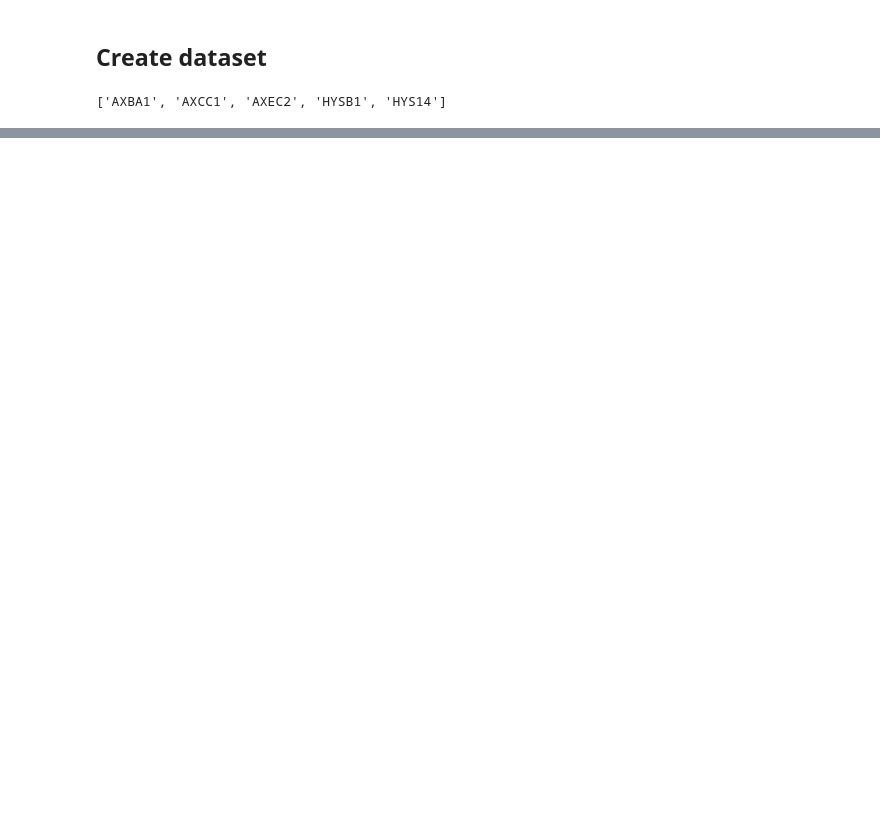
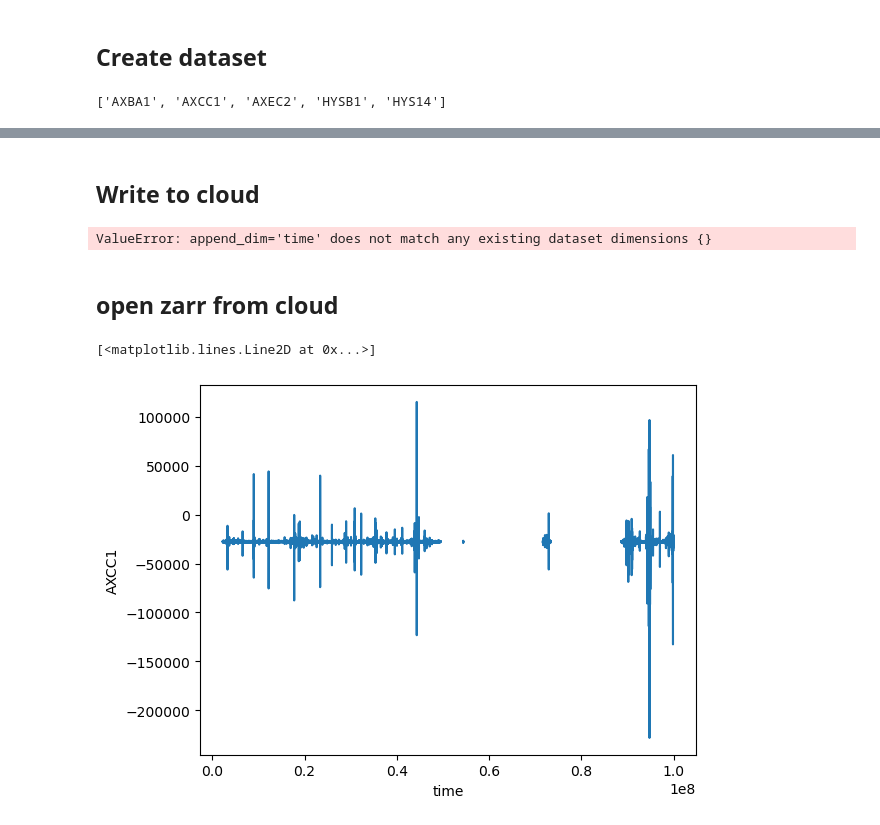
Before and after one commit to John-Ragland/OOI_hydrophone_cloud, a Jupyter notebook: experimentation/building_download_script.ipynb, the cells around one changed output, grey strips where cells are left out. Cells and saved outputs as stored; diff of their text form; code cells hidden in the pictures; blank space fills up the shorter version.

Commit message:
added download data script

```diff
--- a/experimentation/building_download_script.ipynb
+++ b/experimentation/building_download_script.ipynb
@@ -86,0 +91,2 @@ Attributes:
+# %% [markdown]
+## Write to cloud
@@ -86,0 +95,15 @@ Attributes:
+# %%
+storage_options={'account_name': 'lfhydrophone', 'account_key': 'UohL6H3jDaDLliug0g2Lg5qZZNKWdyxkq2S5KYLE0EFwLjo09auQp48PyhBRKJtYsfjXMmie/d/9+AStLFAniQ=='}
+ds.to_zarr('abfs://hydrophonedata/lf_data.zarr', storage_options=storage_options)
+# %% [output]
+ValueError: append_dim='time' does not match any existing dataset dimensions {}
+# %% [markdown]
+## open zarr from cloud
+# %%
+storage_options={'account_name': 'lfhydrophone', 'account_key': 'UohL6H3jDaDLliug0g2Lg5qZZNKWdyxkq2S5KYLE0EFwLjo09auQp48PyhBRKJtYsfjXMmie/d/9+AStLFAniQ=='}
+ds = xr.open_zarr('abfs://hydrophonedata/lf_data.zarr', storage_options=storage_options)
+# %%
+ds.AXCC1[1000000000:1100000000].plot()
+# %% [output]
+[<matplotlib.lines.Line2D at 0x...>]
+[figure, added]
```
Also changed, not shown: parts of 12 cells of this notebook, 4 other files.
